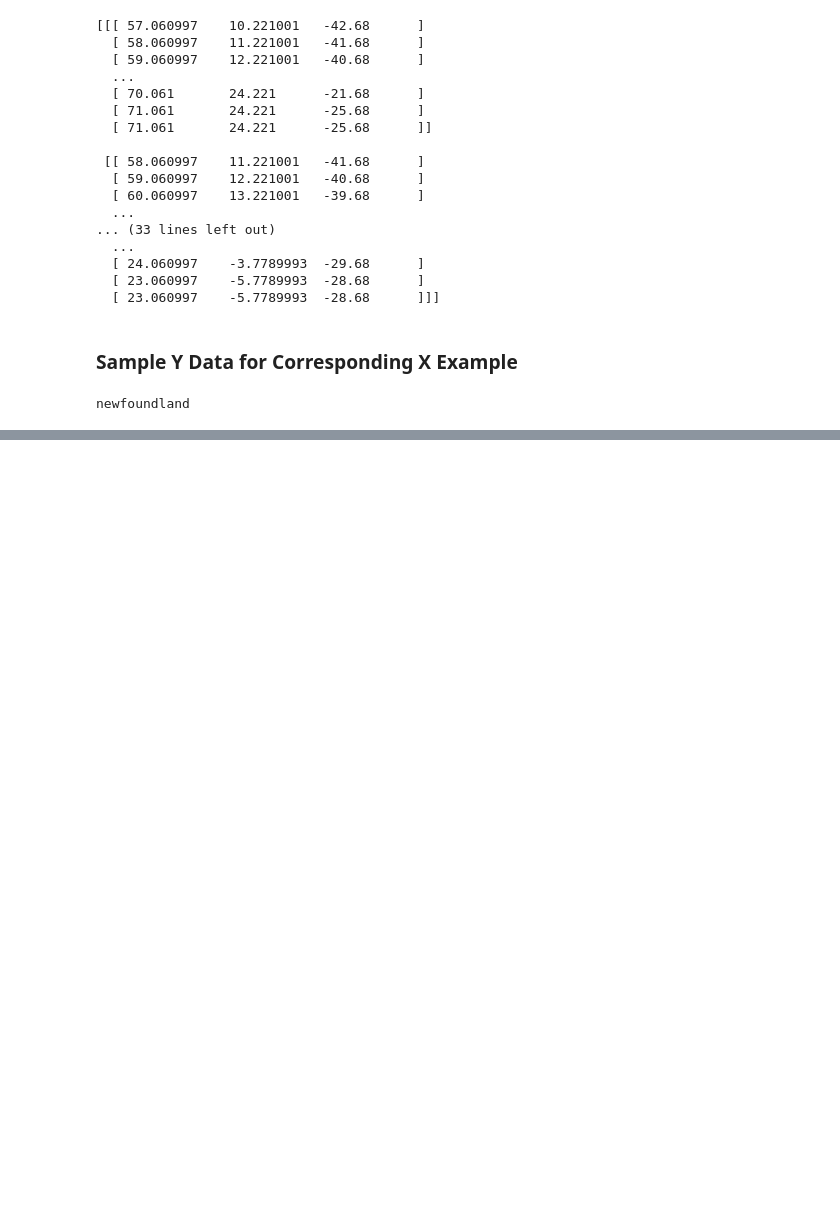
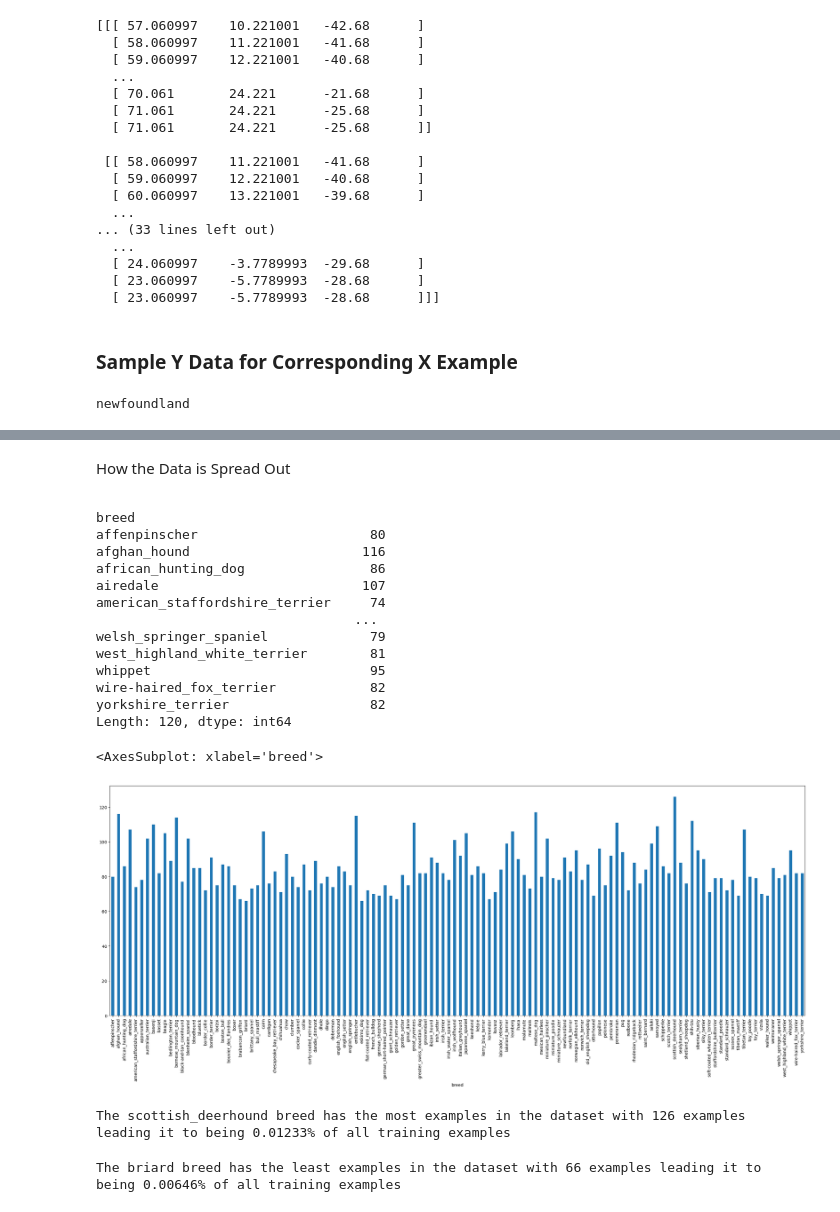
Before and after one commit to jjohn49/Dog-Breed-Classifier-ML, a Jupyter notebook: DataVisualization.ipynb, the cells around one changed output, grey strips where cells are left out. Drawn from its saved outputs; the diff is of its cells as text; code cells hidden in the pictures; blank space fills up the shorter version.

Commit message:
Added more things to the Data Visualization file

```diff
--- a/DataVisualization.ipynb
+++ b/DataVisualization.ipynb
@@ -95,0 +125,36 @@ newfoundland
+# %% [markdown]
+<p>How the Data is Spread Out<p>
+# %%
+classes = data.pivot_table(index = ['breed'], aggfunc ='size')
+print(classes)
+classes.plot.bar(figsize=(30,10))
+# %% [output]
+breed
+affenpinscher                      80
+afghan_hound                      116
+african_hunting_dog                86
+airedale                          107
+american_staffordshire_terrier     74
+                                 ...
+welsh_springer_spaniel             79
+west_highland_white_terrier        81
+whippet                            95
+wire-haired_fox_terrier            82
+yorkshire_terrier                  82
+Length: 120, dtype: int64
+<AxesSubplot: xlabel='breed'>
+[figure, added]
+# %%
+maxBreed = classes.idxmax()
+maxVal = classes.max()
+
+print("The %s breed has the most examples in the dataset with %d examples leading it to being %.5f%% of all training examples " % (maxBreed, maxVal, maxVal/len(data)))
+# %% [output]
+The scottish_deerhound breed has the most examples in the dataset with 126 examples leading it to being 0.01233% of all training examples
+# %%
+minBreed = classes.idxmin()
+minVal = classes.min()
+
+print("The %s breed has the least examples in the dataset with %d examples leading it to being %.5f%% of all training examples " % (minBreed, minVal, minVal/len(data)))
+# %% [output]
+The briard breed has the least examples in the dataset with 66 examples leading it to being 0.00646% of all training examples
```
Also changed, not shown: parts of 4 cells of this notebook.
